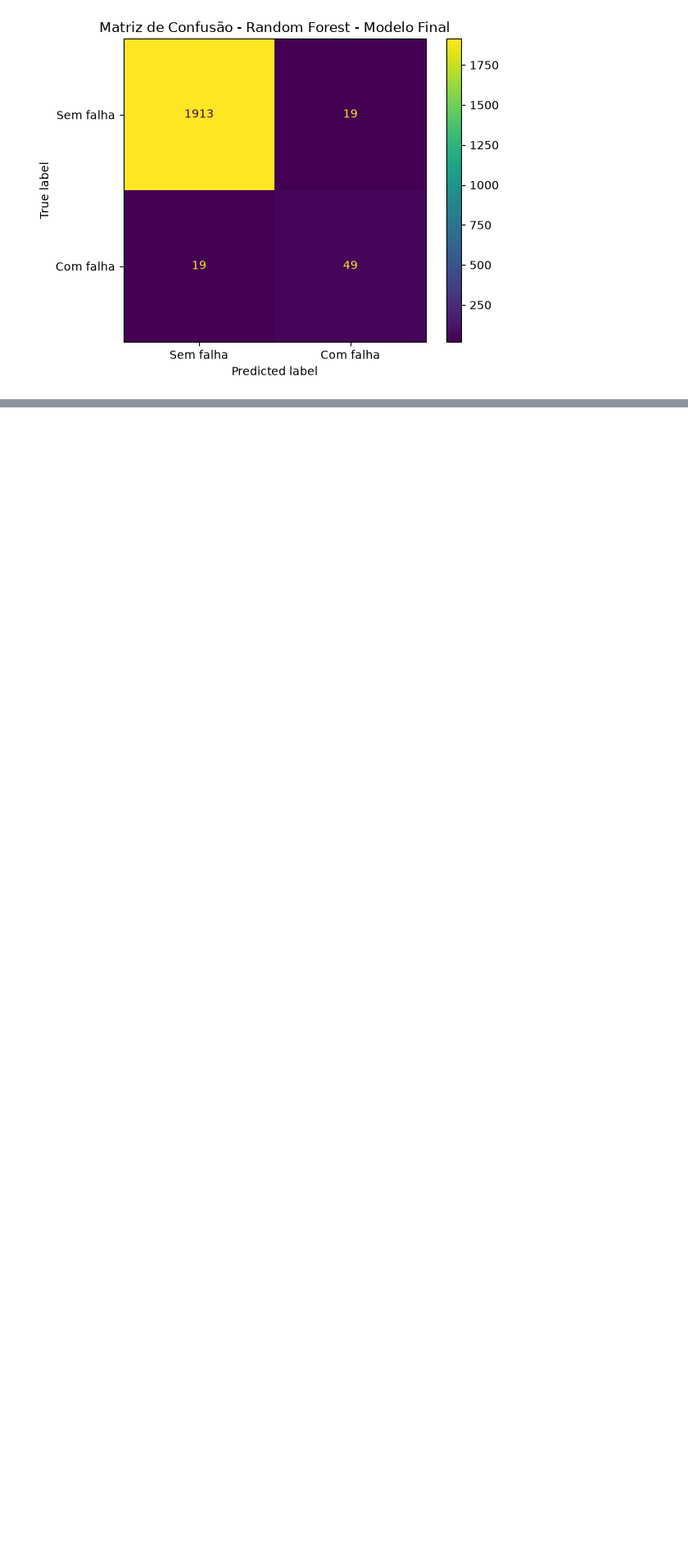
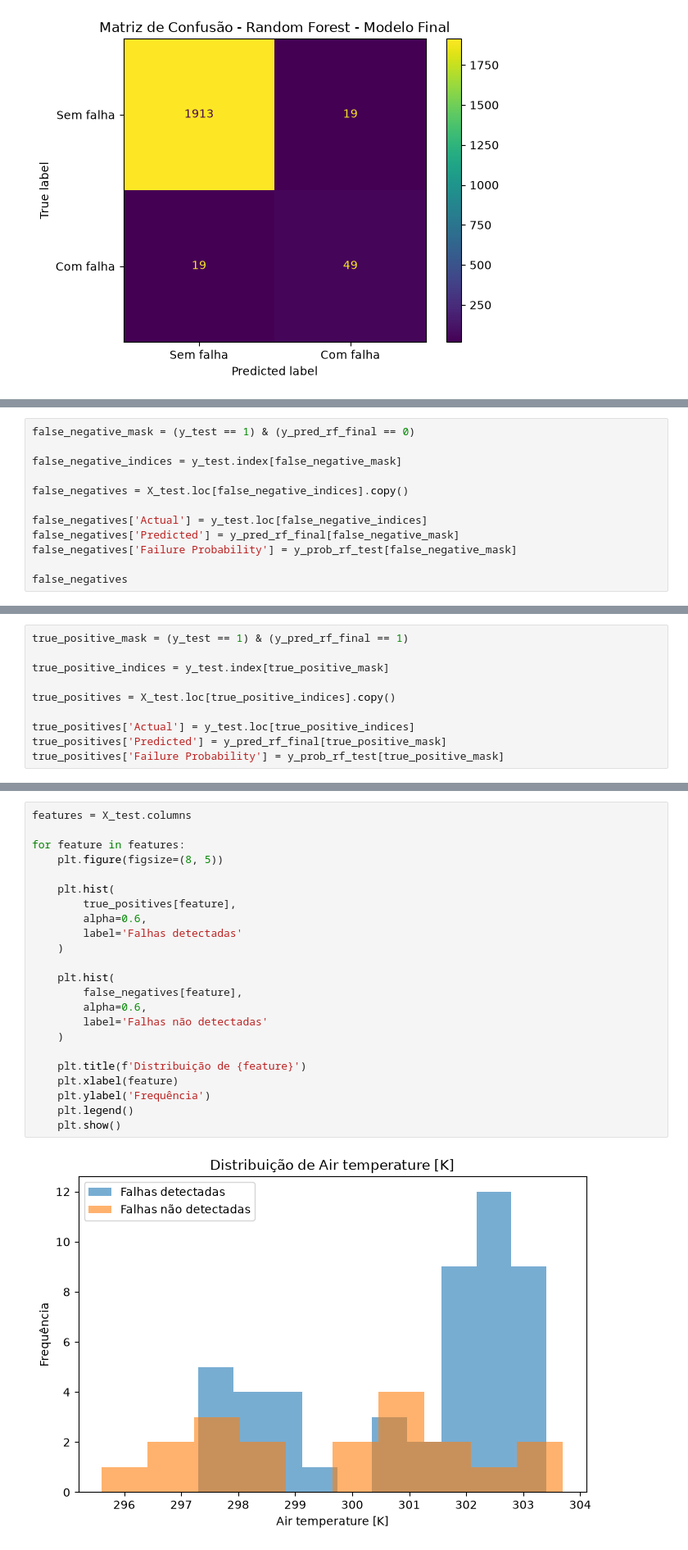
Before and after one commit to joaovitorsoska/Sistema-industrial-deteccao-anomalias, a Jupyter notebook: notebooks/EDA.ipynb, the cells around one changed output, grey strips where cells are left out. Shown at 82% size. Cells and saved outputs as stored; diff of their text form; blank space fills up the shorter version.

```diff
--- a/notebooks/EDA.ipynb
+++ b/notebooks/EDA.ipynb
@@ -960,0 +1026,12 @@ plt.show()
+# %%
+false_negative_mask = (y_test == 1) & (y_pred_rf_final == 0)
+
+false_negative_indices = y_test.index[false_negative_mask]
+
+false_negatives = X_test.loc[false_negative_indices].copy()
+
+false_negatives['Actual'] = y_test.loc[false_negative_indices]
+false_negatives['Predicted'] = y_pred_rf_final[false_negative_mask]
+false_negatives['Failure Probability'] = y_prob_rf_test[false_negative_mask]
+
+false_negatives
@@ -960,0 +1062,10 @@ plt.show()
+# %%
+true_positive_mask = (y_test == 1) & (y_pred_rf_final == 1)
+
+true_positive_indices = y_test.index[true_positive_mask]
+
+true_positives = X_test.loc[true_positive_indices].copy()
+
+true_positives['Actual'] = y_test.loc[true_positive_indices]
+true_positives['Predicted'] = y_pred_rf_final[true_positive_mask]
+true_positives['Failure Probability'] = y_prob_rf_test[true_positive_mask]
@@ -960,0 +1093,25 @@ plt.show()
+# %%
+features = X_test.columns
+
+for feature in features:
+    plt.figure(figsize=(8, 5))
+
+    plt.hist(
+        true_positives[feature],
+        alpha=0.6,
+        label='Falhas detectadas'
+    )
+
+    plt.hist(
+        false_negatives[feature],
+        alpha=0.6,
+        label='Falhas não detectadas'
+    )
+
+    plt.title(f'Distribuição de {feature}')
+    plt.xlabel(feature)
+    plt.ylabel('Frequência')
+    plt.legend()
+    plt.show()
+# %% [output]
+[figure, added]
```
Also changed, not shown: parts of 12 cells of this notebook.
